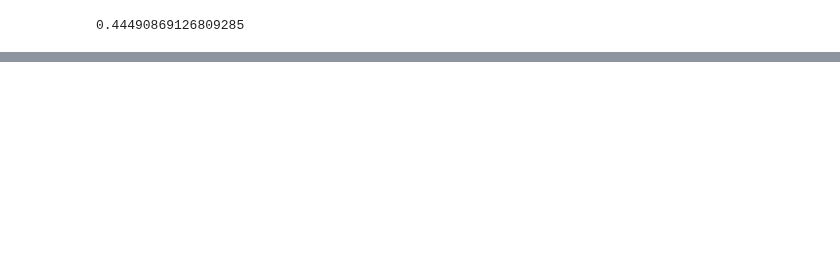
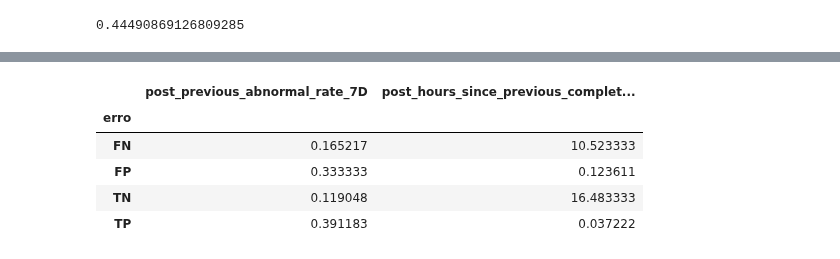
Before and after one commit to RaphaelMoragas/Minera-o_de_Dados_MEI, a Jupyter notebook: Projeto_Final/Projeto_MINDD_Final.ipynb, the cells around one changed output, grey strips where cells are left out. Saved outputs shown, nothing was run; the diff lists cells and outputs as text; code cells hidden in the pictures; blank space fills up the shorter version.

```diff
--- a/Projeto_Final/Projeto_MINDD_Final.ipynb
+++ b/Projeto_Final/Projeto_MINDD_Final.ipynb
@@ -2906,0 +2939,10 @@ average_precision_score(y_teste, teste['post_previous_abnormal_rate_1D'])
+# %%
+# Mediana do histórico do posto em cada grupo
+teste.groupby('erro')[['post_previous_abnormal_rate_7D', 'post_hours_since_previous_completed_abnormal']].median()
+# %% [output]
+|  | post_previous_abnormal_rate_7D | post_hours_since_previous_complet... |
+| erro |  |  |
+| FN | 0.165217 | 10.523333 |
+| FP | 0.333333 | 0.123611 |
+| TN | 0.119048 | 16.483333 |
+| TP | 0.391183 | 0.037222 |
```
Also changed, not shown: parts of 8 cells of this notebook, 1 other file.
